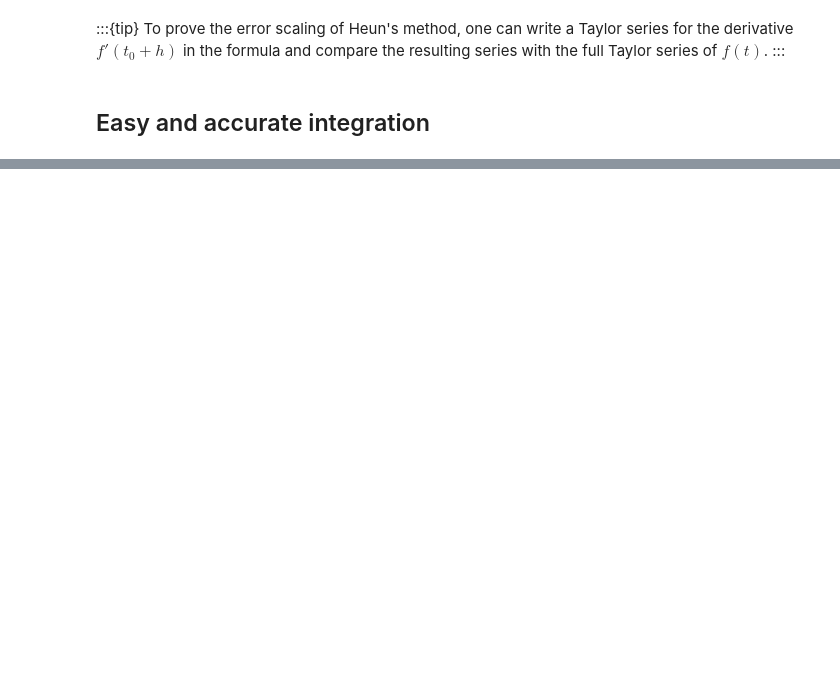
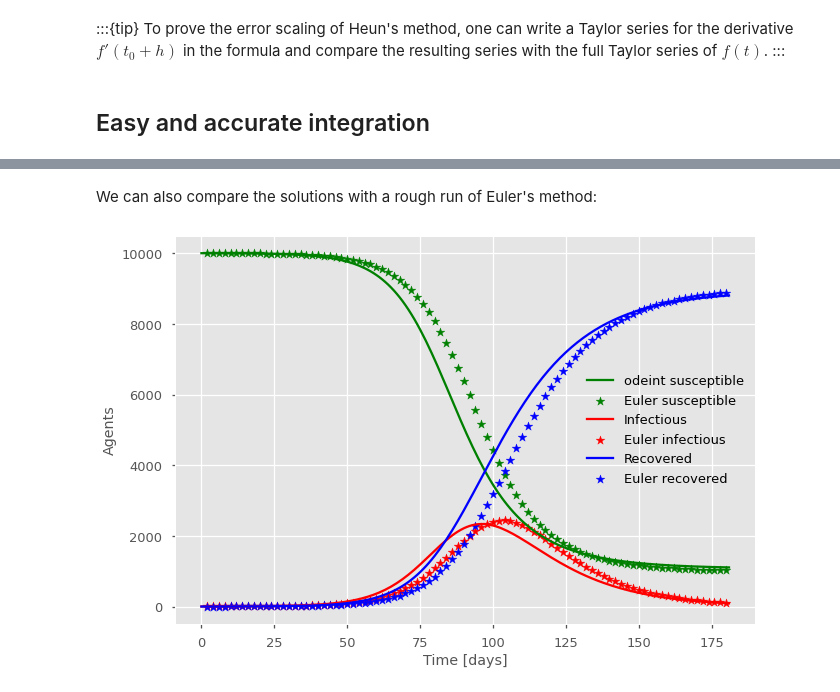
Before and after one commit to cosmo-notes/mean-field, a Jupyter notebook: chapters/numerical_integration.ipynb, the cells around one changed output, grey strips where cells are left out. Drawn from its saved outputs; the diff is of its cells as text; code cells hidden in the pictures; blank space fills up the shorter version.

Commit message:
fixed numerical_integration

```diff
--- a/chapters/numerical_integration.ipynb
+++ b/chapters/numerical_integration.ipynb
@@ -174,0 +185,52 @@ ax.legend(frameon=False);
+# %% [markdown]
+We can also compare the solutions with a rough run of Euler's method:
+# %%
+import numpy as np
+import matplotlib.pyplot as plt
+import time
+plt.style.use(['ggplot', 'seaborn-talk'])
+
+# We will use the odeint routine
+from scipy.integrate import odeint
+
+# Parameters
+N = 10000 #population
+beta = 1/6*1/N #transmission time per contact: 6 days. contacts per day: N
+alpha = 1/15 #recovery period: 15 days
+h = 2.0 #integration step
+t_length = 182
+t_vec = np.arange(0, t_length)
+
+#odeint initial conditions and run
+start_time = time.perf_counter()
+x_0 = np.zeros(3)
+x_0[0] = N-1; x_0[1] = 1; x_0[2] = 0
+G = lambda x, t: ODEs(x, t, beta, alpha)
+x_path = odeint(G, x_0, t_vec)
+end_time = time.perf_counter()
+execution_time = end_time - start_time
+print(f"odeint runtime: {execution_time:.6f} seconds")
+
+
+#Euleur initial conditions and run
+start_time = time.perf_counter()
+S = N-1; I = 1; R = 0
+IC = [S,I,R]
+(St,It,Rt) = run_Euler_SIR(t_length, IC, beta, alpha, h)
+end_time = time.perf_counter()
+execution_time = end_time - start_time
+print(f"Euntime: {execution_time:.6f} seconds")
+
+# Plot
+fig,ax = plt.subplots()
+ax.plot(t_vec, x_path[:,0], 'g', label='odeint susceptible')
+ax.scatter(h*np.arange(1,tmax/h), St, marker='*', color='g', label='Euler susceptible')
+ax.plot(t_vec,x_path[:,1], 'r', label='Infectious')
+ax.scatter(h*np.arange(1,tmax/h), It, marker='*', color='r', label='Euler infectious')
+ax.plot(t_vec,x_path[:,2], 'b', label='Recovered')
+ax.scatter(h*np.arange(1,tmax/h), Rt, marker='*', color='b', label='Euler recovered')
+plt.xlabel('Time [days]')
+plt.ylabel('Agents')
+ax.legend(frameon=False);
+# %% [output]
+[figure, added]
```
Also changed, not shown: parts of 19 cells of this notebook, 14 other files.
